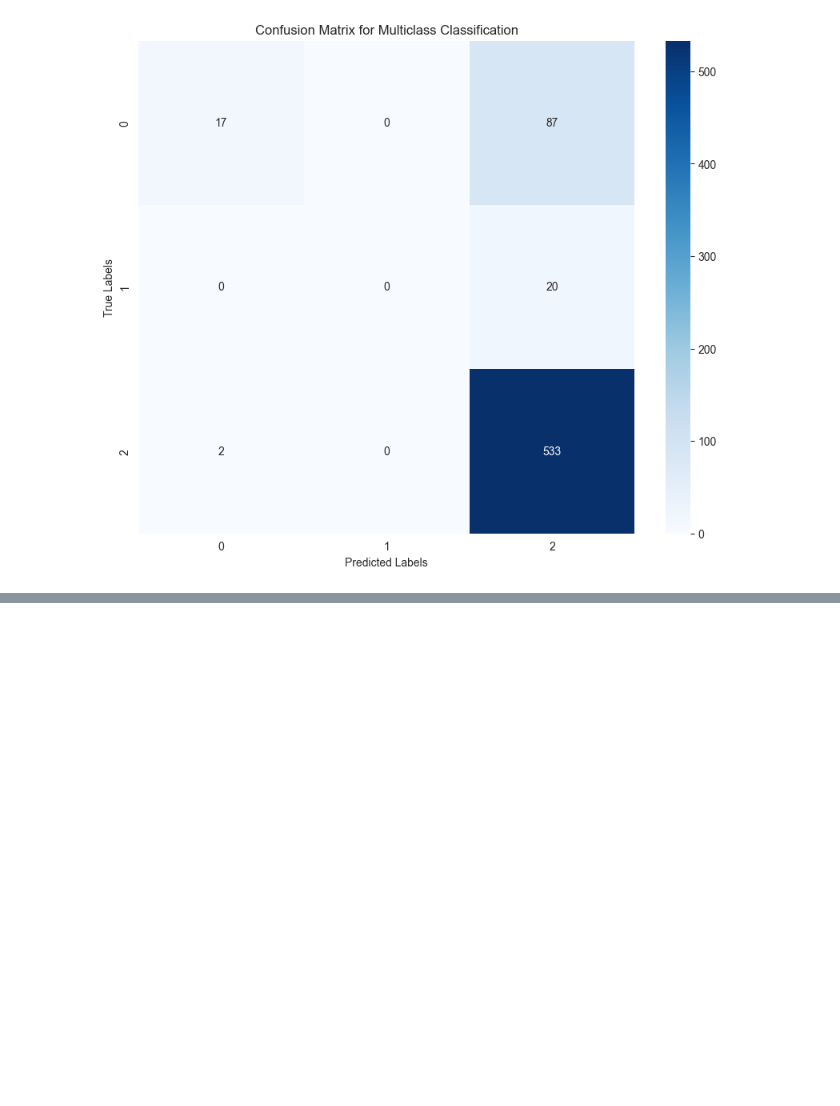
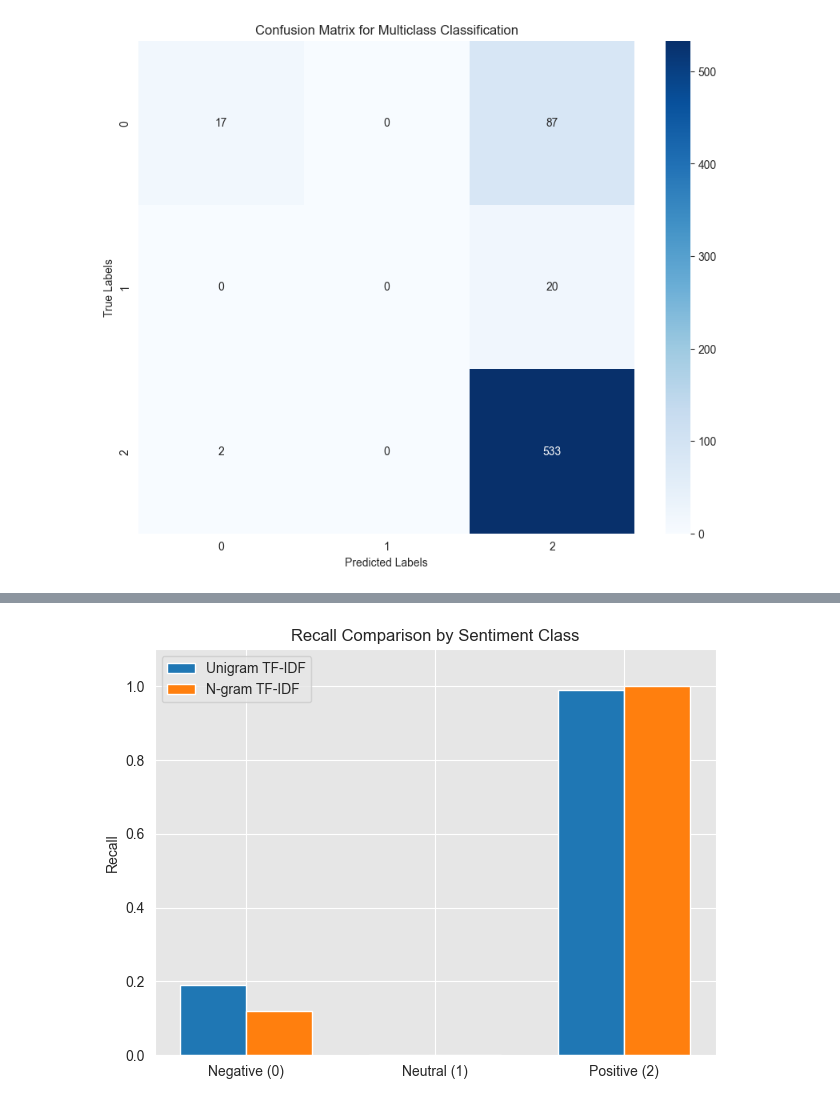
Before and after one commit to JabesGK/PHASE-4-PROJECT_1, a Jupyter notebook: Group3_Phase4_project_final.ipynb, the cells around one changed output, grey strips where cells are left out. Drawn from its saved outputs; the diff is of its cells as text; code cells hidden in the pictures; blank space fills up the shorter version.

```diff
--- a/Group3_Phase4_project_final.ipynb
+++ b/Group3_Phase4_project_final.ipynb
@@ -1126,0 +1190,26 @@ plt.show()
+# %%
+#Visualising the comparison of Unigram and N-gram models using Recall
+
+# Metrics for Unigram and N-gram models
+labels = ['Negative (0)', 'Neutral (1)', 'Positive (2)']
+unigram_recall = [0.19, 0.00, 0.99]
+ngram_recall = [0.12, 0.00, 1.00]
+x = np.arange(len(labels))  # label locations
+width = 0.35  # width of the bars
+
+fig, ax = plt.subplots()
+bars1 = ax.bar(x - width/2, unigram_recall, width, label='Unigram TF-IDF')
+bars2 = ax.bar(x + width/2, ngram_recall, width, label='N-gram TF-IDF')
+
+# Add labels and formatting
+ax.set_ylabel('Recall')
+ax.set_title('Recall Comparison by Sentiment Class')
+ax.set_xticks(x)
+ax.set_xticklabels(labels)
+ax.set_ylim(0, 1.1)
+ax.legend()
+plt.tight_layout()
+
+plt.show()
+# %% [output]
+[figure, added]
```
Also changed, not shown: parts of 37 cells of this notebook.
